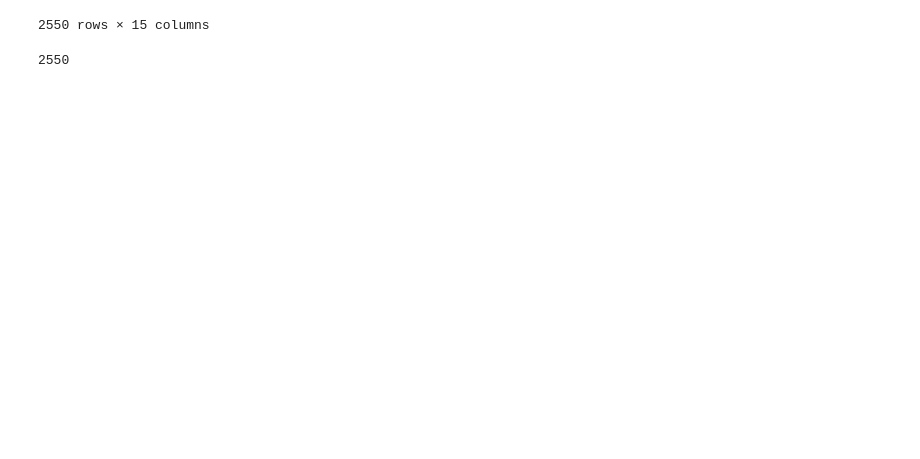
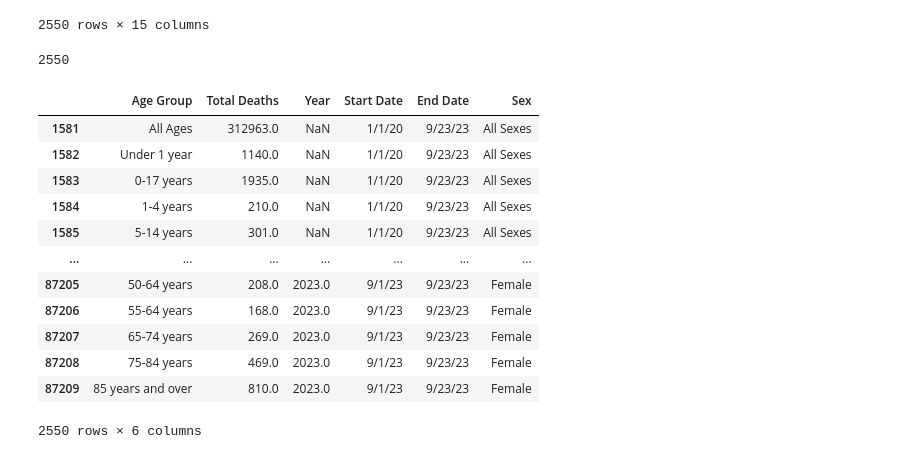
Before and after one commit to JTurk17/Team4_Project1, a Jupyter notebook: NJ_CovidDF copy.ipynb, the cells around one changed output. Cells and saved outputs as stored; diff of their text form; code cells hidden in the pictures; blank space fills up the shorter version.

```diff
--- a/NJ_CovidDF copy.ipynb
+++ b/NJ_CovidDF copy.ipynb
@@ -40,0 +48,16 @@ len(covid_nj_df)
+# %%
+Age_Tot_Deaths
+# %% [output]
+|  | Age Group | Total Deaths | Year | Start Date | End Date | Sex |
+| 1581 | All Ages | 312963.0 | NaN | 1/1/20 | 9/23/23 | All Sexes |
+| 1582 | Under 1 year | 1140.0 | NaN | 1/1/20 | 9/23/23 | All Sexes |
+| 1583 | 0-17 years | 1935.0 | NaN | 1/1/20 | 9/23/23 | All Sexes |
+| 1584 | 1-4 years | 210.0 | NaN | 1/1/20 | 9/23/23 | All Sexes |
+| 1585 | 5-14 years | 301.0 | NaN | 1/1/20 | 9/23/23 | All Sexes |
+| ... | ... | ... | ... | ... | ... | ... |
+| 87205 | 50-64 years | 208.0 | 2023.0 | 9/1/23 | 9/23/23 | Female |
+| 87206 | 55-64 years | 168.0 | 2023.0 | 9/1/23 | 9/23/23 | Female |
+| 87207 | 65-74 years | 269.0 | 2023.0 | 9/1/23 | 9/23/23 | Female |
+| 87208 | 75-84 years | 469.0 | 2023.0 | 9/1/23 | 9/23/23 | Female |
+| 87209 | 85 years and over | 810.0 | 2023.0 | 9/1/23 | 9/23/23 | Female |
+2550 rows × 6 columns
```
Also changed, not shown: parts of 12 cells of this notebook.
